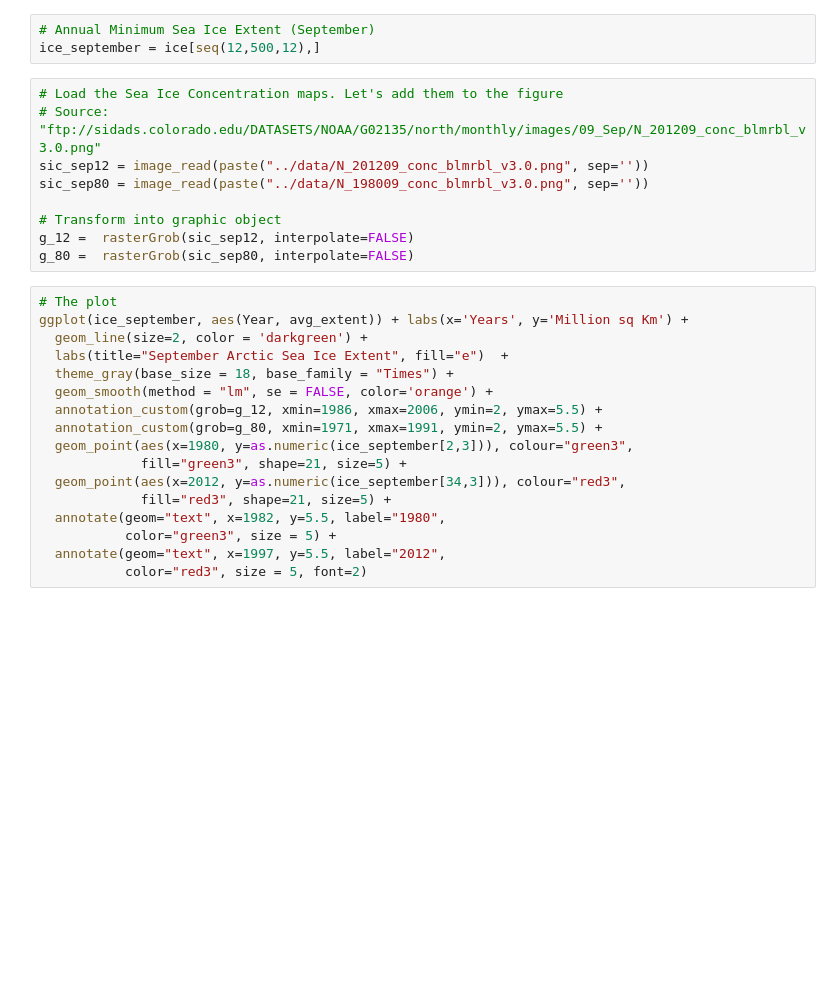
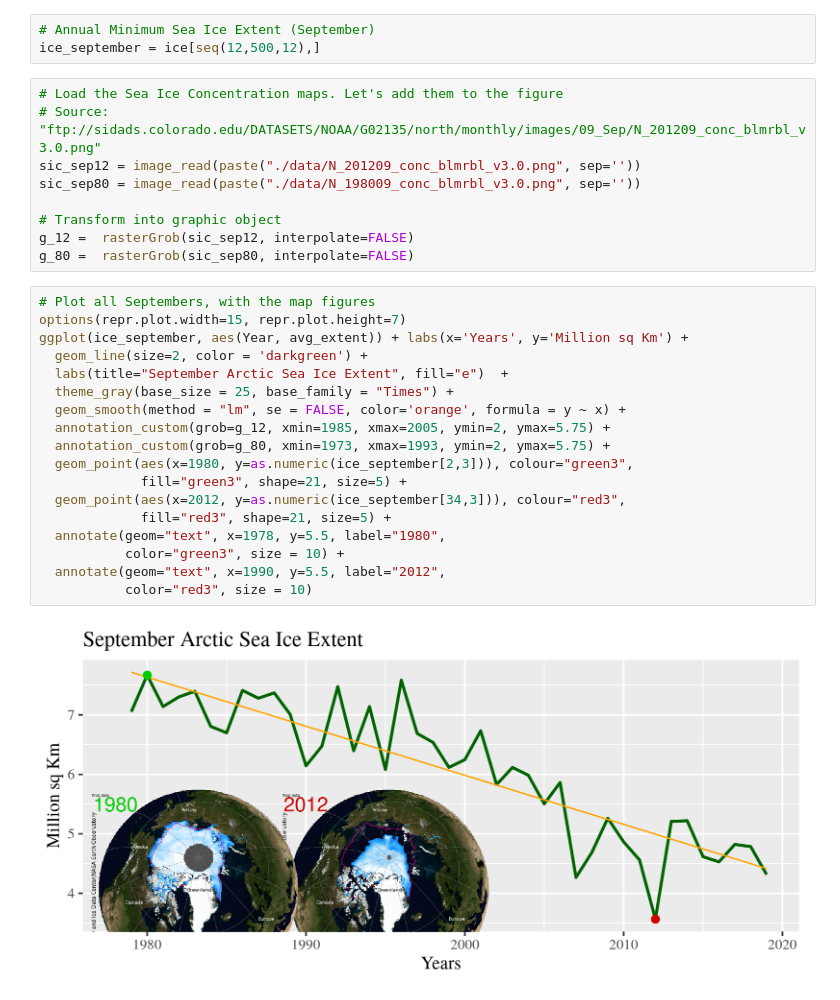
Before and after one commit to rcruzgar/analyses, a Jupyter notebook: nsidc_seaice/seaice_extent.ipynb, the cells around one changed output. Cells and saved outputs as stored; diff of their text form; blank space fills up the shorter version.

```diff
--- a/nsidc_seaice/seaice_extent.ipynb
+++ b/nsidc_seaice/seaice_extent.ipynb
@@ -60,26 +105,29 @@ ice_september = ice[seq(12,500,12),]
 # %%
 # Load the Sea Ice Concentration maps. Let's add them to the figure
 # Source: "ftp://sidads.colorado.edu/DATASETS/NOAA/G02135/north/monthly/images/09_Sep/N_201209_conc_blmrbl_v3.0.png"
-sic_sep12 = image_read(paste("../data/N_201209_conc_blmrbl_v3.0.png", sep=''))
-sic_sep80 = image_read(paste("../data/N_198009_conc_blmrbl_v3.0.png", sep=''))
+sic_sep12 = image_read(paste("./data/N_201209_conc_blmrbl_v3.0.png", sep=''))
+sic_sep80 = image_read(paste("./data/N_198009_conc_blmrbl_v3.0.png", sep=''))
 
 # Transform into graphic object
 g_12 =  rasterGrob(sic_sep12, interpolate=FALSE)
 g_80 =  rasterGrob(sic_sep80, interpolate=FALSE)
 # %%
-# The plot
+# Plot all Septembers, with the map figures
+options(repr.plot.width=15, repr.plot.height=7)
 ggplot(ice_september, aes(Year, avg_extent)) + labs(x='Years', y='Million sq Km') +
   geom_line(size=2, color = 'darkgreen') +
   labs(title="September Arctic Sea Ice Extent", fill="e")  +
-  theme_gray(base_size = 18, base_family = "Times") +
-  geom_smooth(method = "lm", se = FALSE, color='orange') +
-  annotation_custom(grob=g_12, xmin=1986, xmax=2006, ymin=2, ymax=5.5) +
-  annotation_custom(grob=g_80, xmin=1971, xmax=1991, ymin=2, ymax=5.5) +
+  theme_gray(base_size = 25, base_family = "Times") +
+  geom_smooth(method = "lm", se = FALSE, color='orange', formula = y ~ x) +
+  annotation_custom(grob=g_12, xmin=1985, xmax=2005, ymin=2, ymax=5.75) +
+  annotation_custom(grob=g_80, xmin=1973, xmax=1993, ymin=2, ymax=5.75) +
   geom_point(aes(x=1980, y=as.numeric(ice_september[2,3])), colour="green3",
              fill="green3", shape=21, size=5) +
   geom_point(aes(x=2012, y=as.numeric(ice_september[34,3])), colour="red3",
              fill="red3", shape=21, size=5) +
-  annotate(geom="text", x=1982, y=5.5, label="1980",
-           color="green3", size = 5) +
-  annotate(geom="text", x=1997, y=5.5, label="2012",
-           color="red3", size = 5, font=2)
+  annotate(geom="text", x=1978, y=5.5, label="1980",
+           color="green3", size = 10) +
+  annotate(geom="text", x=1990, y=5.5, label="2012",
+           color="red3", size = 10)
+# %% [output]
+[figure, added]
```
Also changed, not shown: parts of 6 cells of this notebook.
